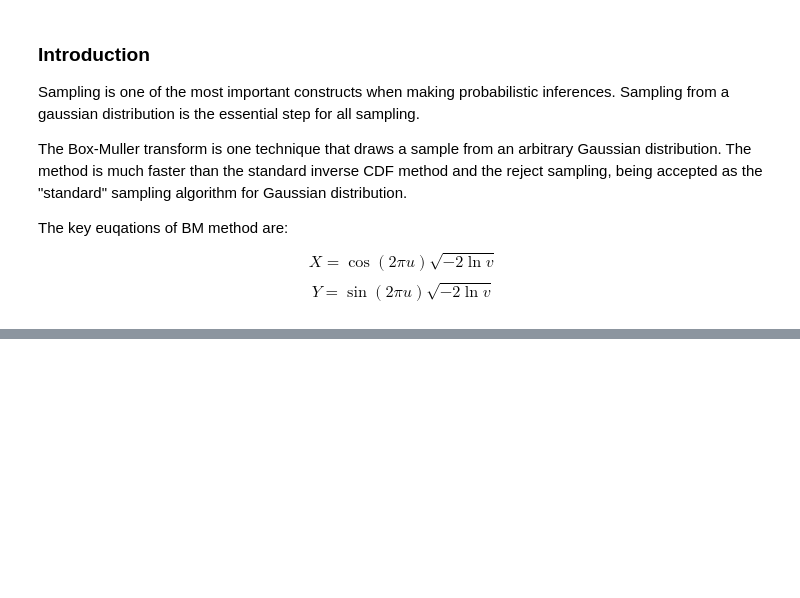
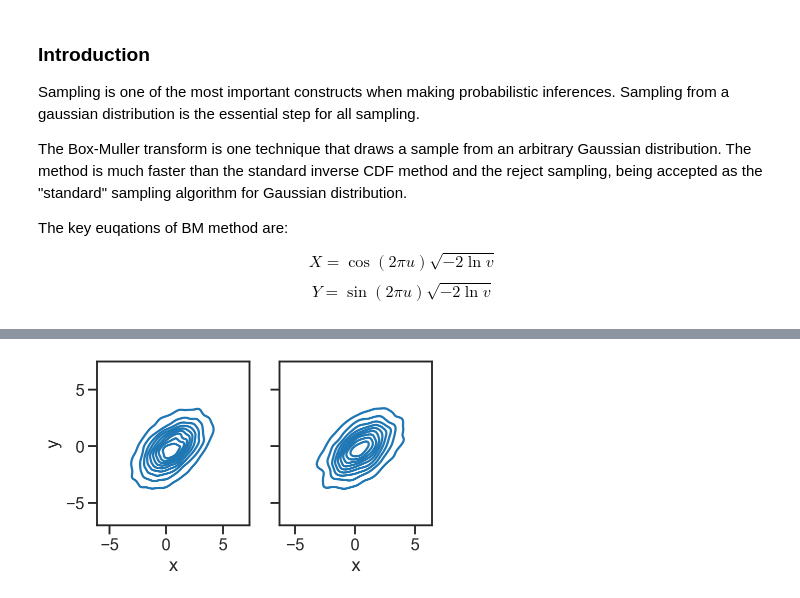
Before and after one commit to fangzefunny/Some-Topics, a Jupyter notebook: 7_BMtransform.ipynb, the cells around one changed output, grey strips where cells are left out. Drawn from its saved outputs; the diff is of its cells as text; code cells hidden in the pictures; blank space fills up the shorter version.

```diff
--- a/7_BMtransform.ipynb
+++ b/7_BMtransform.ipynb
@@ -28,11 +30,7 @@ $$Y =  \sin(2\pi u)\sqrt{-2\ln v}$$
 # %%
 def randn_bm(mu=0, sig=1, size=1):
-    if size == 1:
-        u = np.random.rand(size)
-        v = np.random.rand(size)
-    else:
-        u = np.random.rand(size)
-        v = np.random.rand(size)
+    u = np.random.rand(size)
+    v = np.random.rand(size)
     z = np.cos(2*np.pi*u)*np.sqrt(-2*np.log(v))
     return mu+z*sig
 # %%
@@ -49,0 +55,26 @@ sns.histplot(data=for_plot, x='value', bins=100, kde=True, hue="type")
+# %%
+def multivariate_Gauss_Sampling(mu, cov, size=1):
+    # decompose the covariance matrix
+    d = len(mu)
+    # get z
+    z = randn_bm(mu=0, sig=1, size=d*size).reshape(d,size)
+    # get l
+    l = np.linalg.cholesky(np.array(cov))
+    # get x
+    return l@z + np.reshape(mu, [d, 1])
+# %%
+mu, cov = [.5, -.2], [[2.0001, 1.], [1., 2.0001]]
+size = 5000
+samples = multivariate_Gauss_Sampling(mu, cov, size)
+bm_data = pd.DataFrame.from_dict({'x': samples[0, :], 'y':samples[1,:]})
+samples = multivariate_normal.rvs(mean=mu, cov=cov, size=size).T
+scipy_data = pd.DataFrame.from_dict({'x': samples[0, :], 'y':samples[1,:]})
+# %%
+fig, axs = plt.subplots(1, 2, sharey=True, figsize=(6, 3))
+sns.kdeplot(data=bm_data, x='x', y='y', ax=axs[0])
+axs[0].set_title('BM sampling')
+sns.kdeplot(data=scipy_data, x='x', y='y', ax=axs[1])
+axs[1].set_title('scipy sampling')
+plt.show()
+# %% [output]
+[figure, added]
```
Also changed, not shown: parts of 4 cells of this notebook.
